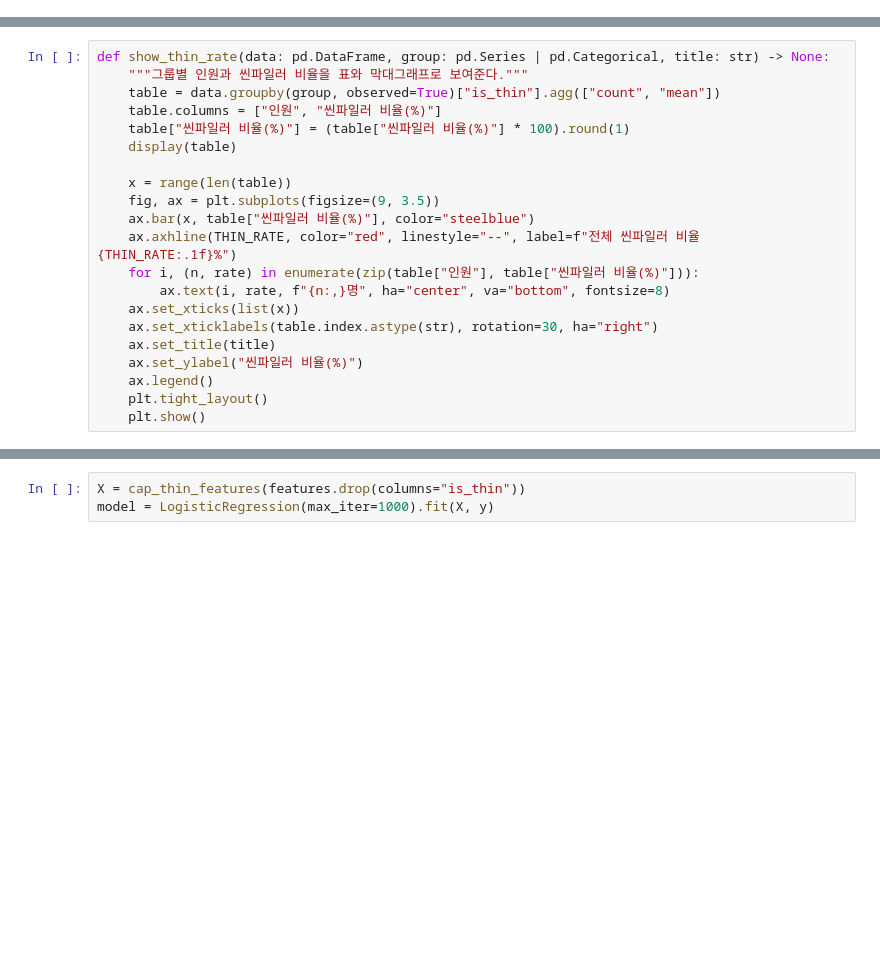
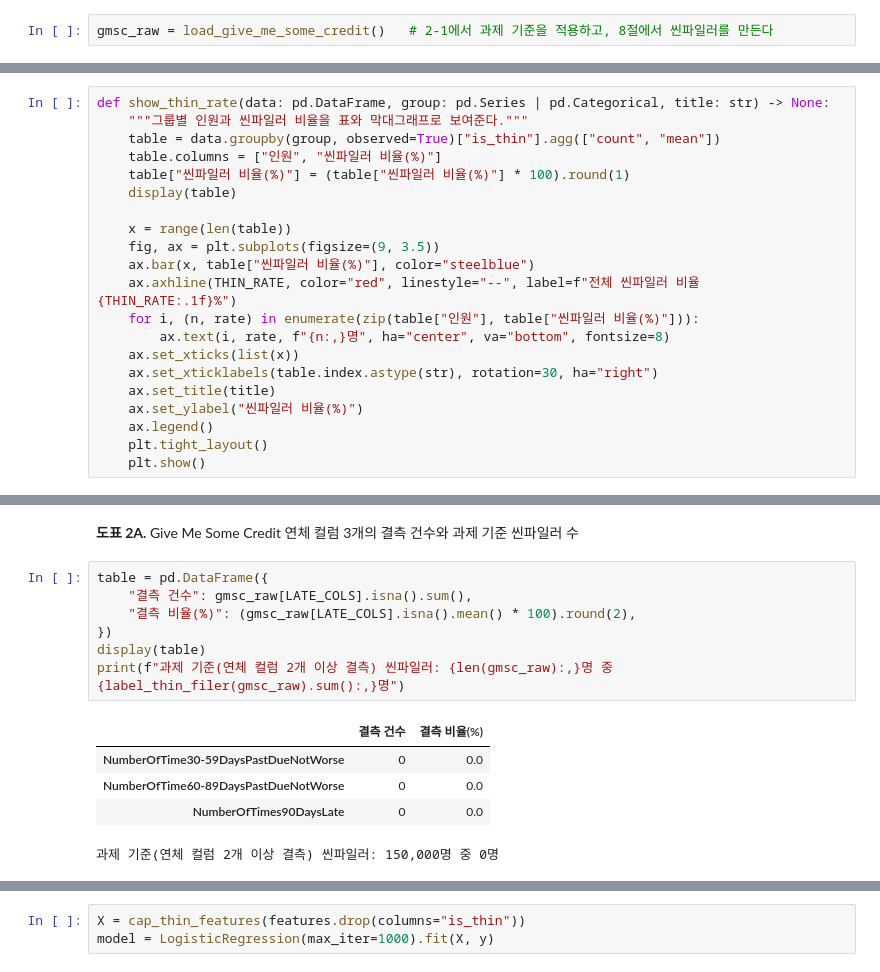
Before and after one commit to Codyssey-Ycho-Bank-Team/XAI_Credit_Rating_Project, a Jupyter notebook: notebooks/eda_home_credit.ipynb, the cells around one changed output, grey strips where cells are left out. Cells and saved outputs as stored; diff of their text form; blank space fills up the shorter version.

```diff
--- a/notebooks/eda_home_credit.ipynb
+++ b/notebooks/eda_home_credit.ipynb
@@ -25,0 +45,2 @@ application, bureau = load_home_credit()
+# %%
+gmsc_raw = load_give_me_some_credit()   # 2-1에서 과제 기준을 적용하고, 8절에서 씬파일러를 만든다
@@ -53,0 +90,15 @@ Home Credit에서 연체 정보는 CB 기록(`bureau`)에만 있다. CB 기록
+# %% [markdown]
+**도표 2A.** Give Me Some Credit 연체 컬럼 3개의 결측 건수와 과제 기준 씬파일러 수
+# %%
+table = pd.DataFrame({
+    "결측 건수": gmsc_raw[LATE_COLS].isna().sum(),
+    "결측 비율(%)": (gmsc_raw[LATE_COLS].isna().mean() * 100).round(2),
+})
+display(table)
+print(f"과제 기준(연체 컬럼 2개 이상 결측) 씬파일러: {len(gmsc_raw):,}명 중 {label_thin_filer(gmsc_raw).sum():,}명")
+# %% [output]
+|  | 결측 건수 | 결측 비율(%) |
+| NumberOfTime30-59DaysPastDueNotWorse | 0 | 0.0 |
+| NumberOfTime60-89DaysPastDueNotWorse | 0 | 0.0 |
+| NumberOfTimes90DaysLate | 0 | 0.0 |
+과제 기준(연체 컬럼 2개 이상 결측) 씬파일러: 150,000명 중 0명
```
Also changed, not shown: parts of 72 cells of this notebook, 1 other file.
